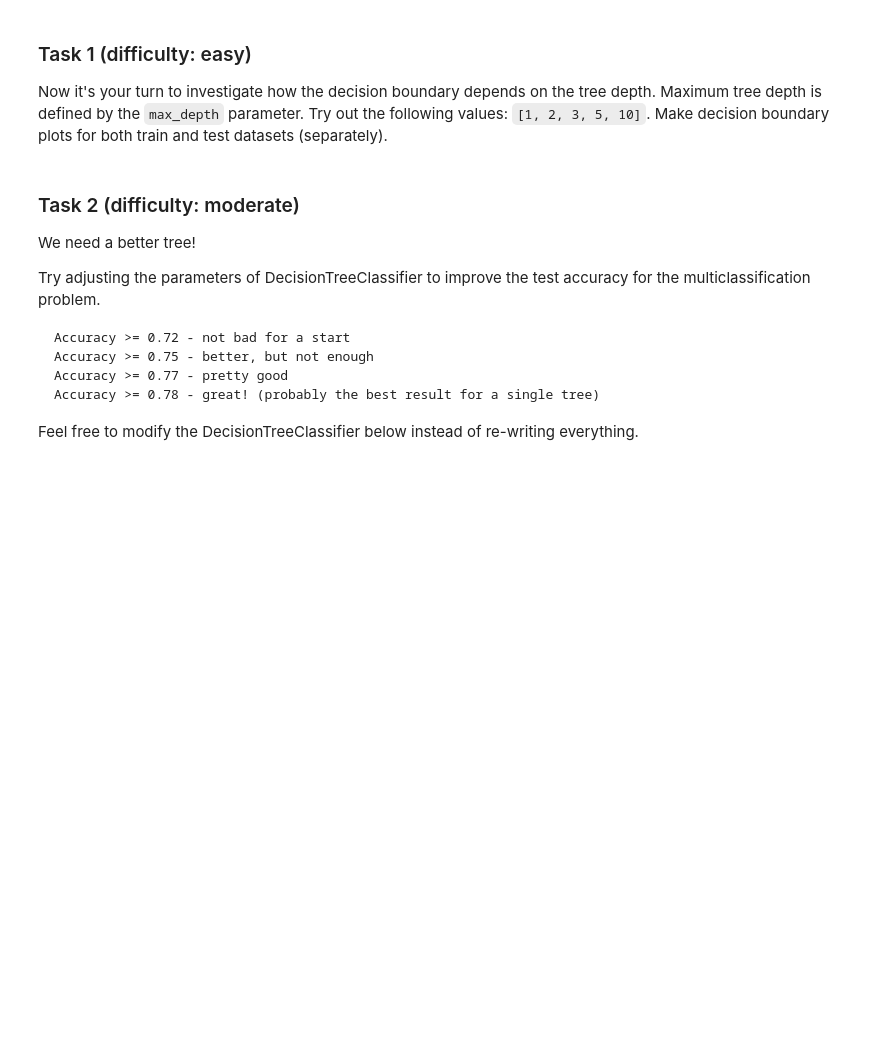
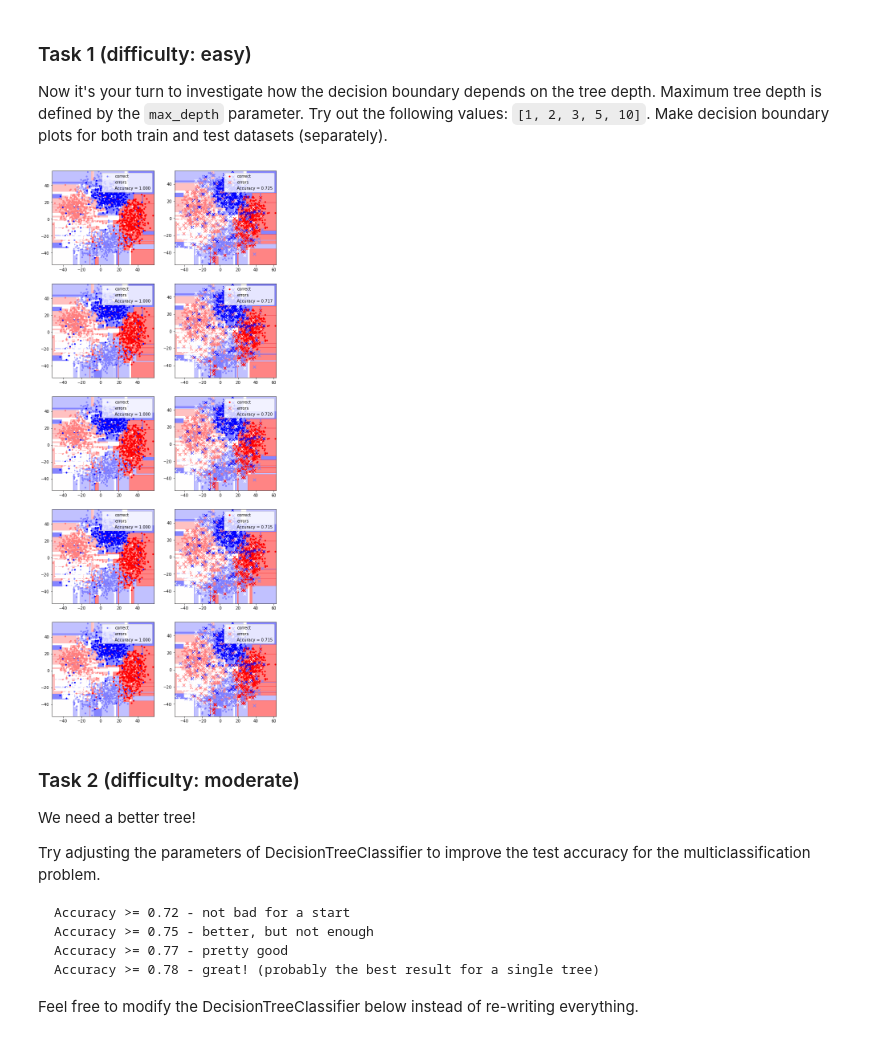
Before and after one commit to imdinu/onboarding-ml, a Jupyter notebook: 03. Classification and Decision Trees/decision-trees.ipynb, the cells around one changed output. Saved outputs shown, nothing was run; the diff lists cells and outputs as text; code cells hidden in the pictures; blank space fills up the shorter version.

```diff
--- a/03. Classification and Decision Trees/decision-trees.ipynb
+++ b/03. Classification and Decision Trees/decision-trees.ipynb
@@ -129,14 +129,20 @@ Now it's your turn to investigate how the decision boundary depends on the tree
 # %%
 depth_values = [1, 2, 3, 5, 10]
 
 fig, axes_matrix = plt.subplots(nrows=len(depth_values), ncols=2,
                                 figsize=(2*5, 5*len(depth_values)))
 for depth, (axes_train, axes_test) in zip(depth_values, axes_matrix):
     # The boilerplate code is the elegant way to get a grid of plots in matplotlib
     # All you need is to fit a decision tree and call plot_decision_surface
     # axes_train and axes_test for train and test plots correspondingly
     # your code here
-    raise NotImplementedError
+    clf = DecisionTreeClassifier()
+    clf.fit(X_toy_multiclass_train, y_toy_multiclass_train)
+
+    plot_decision_surface(clf, X_toy_multiclass_train, y_toy_multiclass_train, axes=axes_train)
+    plot_decision_surface(clf, X_toy_multiclass_test, y_toy_multiclass_test, axes=axes_test)
+# %% [output]
+[figure, added]
 # %% [markdown]
 ### Task 2 (difficulty: moderate)
 We need a better tree!
```
Also changed, not shown: parts of 3 cells of this notebook, 1 other file.
